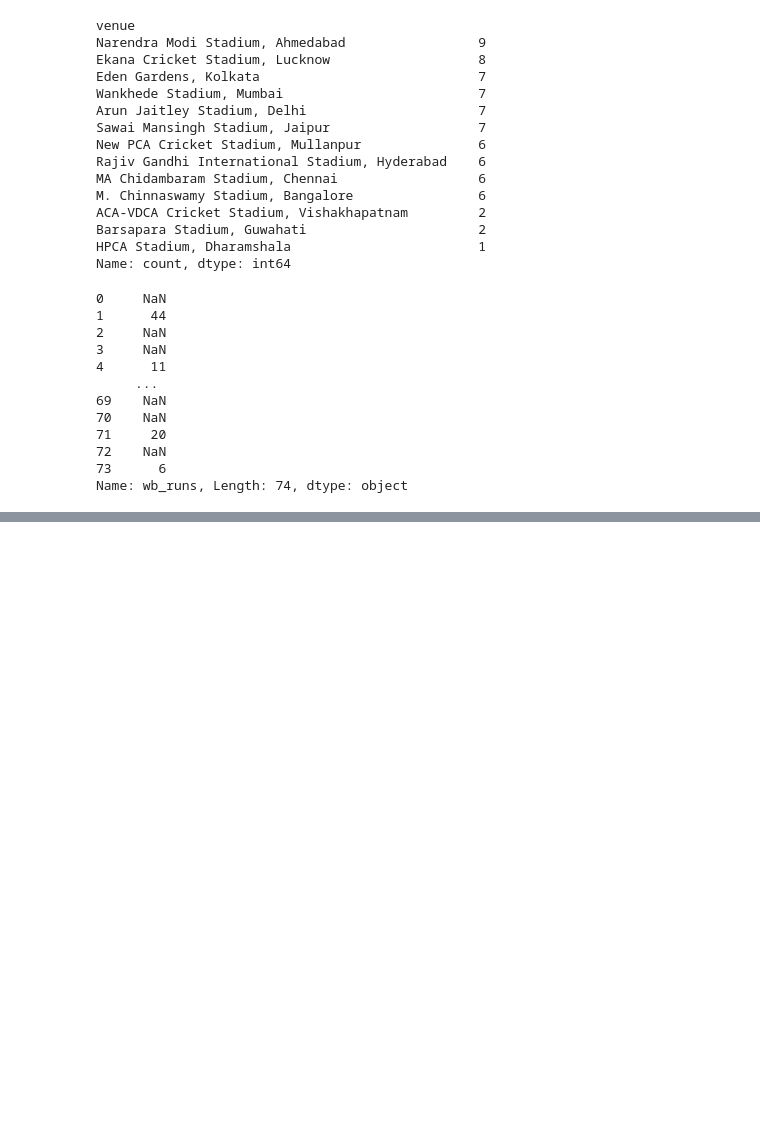
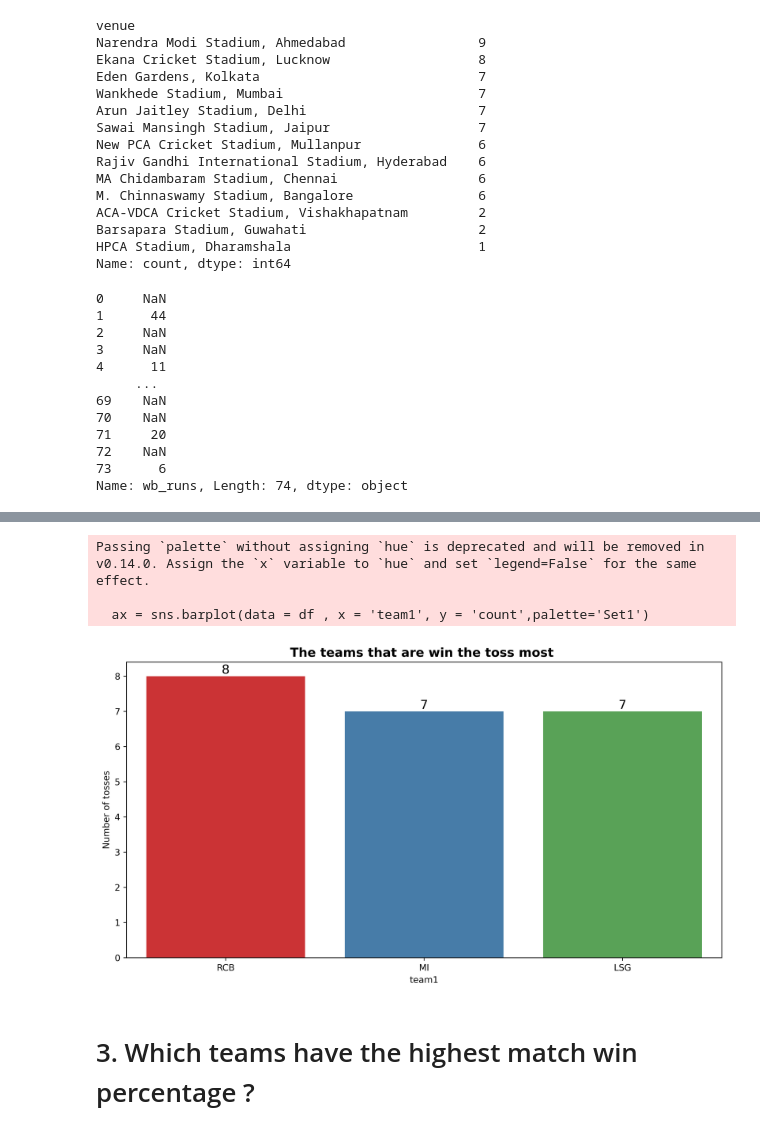
Before and after one commit to R123gh/Data-analytics-project-, a Jupyter notebook: Cricket_dataset.ipynb, the cells around one changed output, grey strips where cells are left out. Saved outputs shown, nothing was run; the diff lists cells and outputs as text; code cells hidden in the pictures; blank space fills up the shorter version.

```diff
--- a/Cricket_dataset.ipynb
+++ b/Cricket_dataset.ipynb
@@ -450,0 +539,7 @@ cricket_data.rename(columns={'wb_wickets': 'wide wickets'},inplace=True)
+# %%
+team1_toss_most =cricket_data.groupby('team1')['toss_decision'].value_counts()
+# %%
+toss =team1_toss_most.sort_values(ascending=False).head(3)
+# %%
+df = pd.DataFrame(toss)
+df
@@ -450,0 +552,15 @@ cricket_data.rename(columns={'wb_wickets': 'wide wickets'},inplace=True)
+# %%
+plt.figure(figsize=(12,6),dpi = 500)
+ax = sns.barplot(data = df , x = 'team1', y = 'count',palette='Set1')
+for i in ax.containers:
+    ax.bar_label(i,label_type='edge',fontsize = 14)
+plt.title("The teams that are win the toss most " , fontsize= 14 , fontweight = 'bold')
+plt.ylabel("Number of tosses")
+plt.show()
+# %% [output]
+Passing `palette` without assigning `hue` is deprecated and will be removed in v0.14.0. Assign the `x` variable to `hue` and set `legend=False` for the same effect.
+
+  ax = sns.barplot(data = df , x = 'team1', y = 'count',palette='Set1')
+[figure, added]
+# %% [markdown]
+# 3. Which teams have the highest match win percentage ?
```
Also changed, not shown: parts of 32 cells of this notebook.
